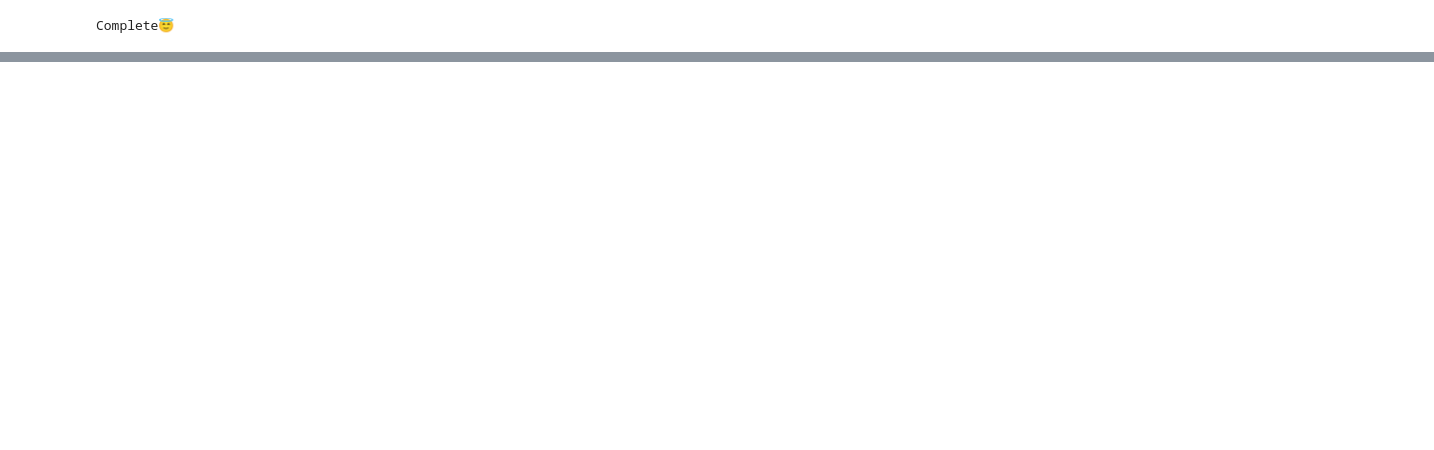
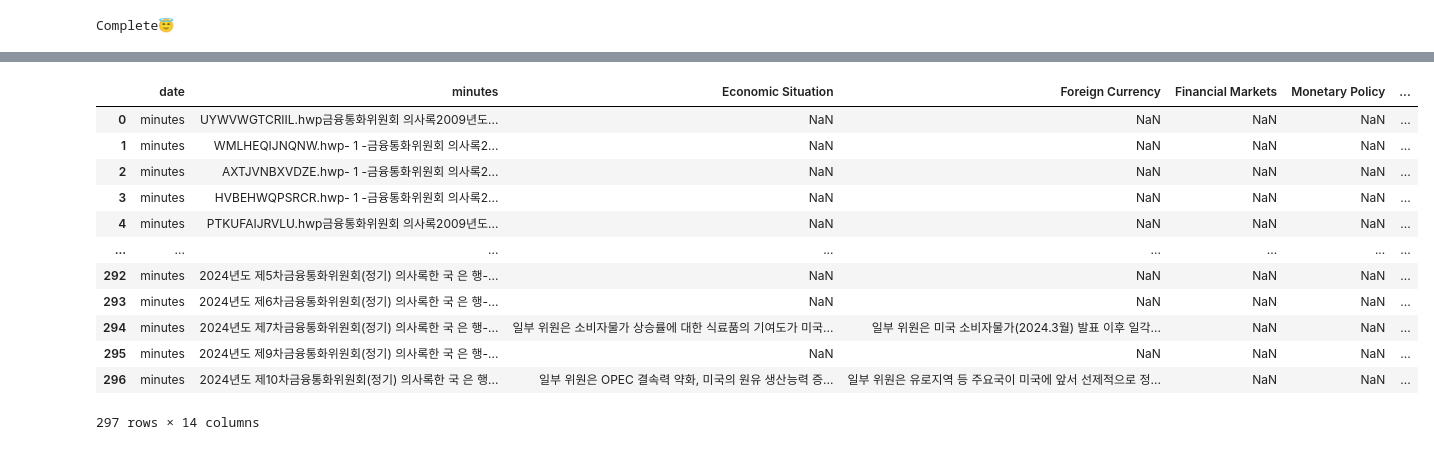
Before and after one commit to Ahram-Jeong/python-ml, a Jupyter notebook: crawling/minutes_crawling.ipynb, the cells around one changed output, grey strips where cells are left out. Cells and saved outputs as stored; diff of their text form; code cells hidden in the pictures; blank space fills up the shorter version.

```diff
--- a/crawling/minutes_crawling.ipynb
+++ b/crawling/minutes_crawling.ipynb
@@ -74,3 +295,19 @@ Complete😇
+# %%
+pd.read_csv("./data/min_df.csv")
+# %% [output]
+|  | date | minutes | Economic Situation | Foreign Currency | Financial Markets | Monetary Policy | ... |
+| 0 | minutes | UYWVWGTCRIIL.hwp금융통화위원회 의사록2009년도... | NaN | NaN | NaN | NaN | ... |
+| 1 | minutes | WMLHEQIJNQNW.hwp- 1 -금융통화위원회 의사록2... | NaN | NaN | NaN | NaN | ... |
+| 2 | minutes | AXTJVNBXVDZE.hwp- 1 -금융통화위원회 의사록2... | NaN | NaN | NaN | NaN | ... |
+| 3 | minutes | HVBEHWQPSRCR.hwp- 1 -금융통화위원회 의사록2... | NaN | NaN | NaN | NaN | ... |
+| 4 | minutes | PTKUFAIJRVLU.hwp금융통화위원회 의사록2009년도... | NaN | NaN | NaN | NaN | ... |
+| ... | ... | ... | ... | ... | ... | ... | ... |
+| 292 | minutes | 2024년도 제5차금융통화위원회(정기) 의사록한 국 은 행-... | NaN | NaN | NaN | NaN | ... |
+| 293 | minutes | 2024년도 제6차금융통화위원회(정기) 의사록한 국 은 행-... | NaN | NaN | NaN | NaN | ... |
+| 294 | minutes | 2024년도 제7차금융통화위원회(정기) 의사록한 국 은 행-... | 일부 위원은 소비자물가 상승률에 대한 식료품의 기여도가 미국... | 일부 위원은 미국 소비자물가(2024.3월) 발표 이후 일각... | NaN | NaN | ... |
+| 295 | minutes | 2024년도 제9차금융통화위원회(정기) 의사록한 국 은 행-... | NaN | NaN | NaN | NaN | ... |
+| 296 | minutes | 2024년도 제10차금융통화위원회(정기) 의사록한 국 은 행... | 일부 위원은 OPEC 결속력 약화, 미국의 원유 생산능력 증... | 일부 위원은 유로지역 등 주요국이 미국에 앞서 선제적으로 정... | NaN | NaN | ... |
+297 rows × 14 columns
 # %%
 # DataFrame 생성
 pd.set_option("display.max_rows", None)
```
Also changed, not shown: parts of 13 cells of this notebook.
